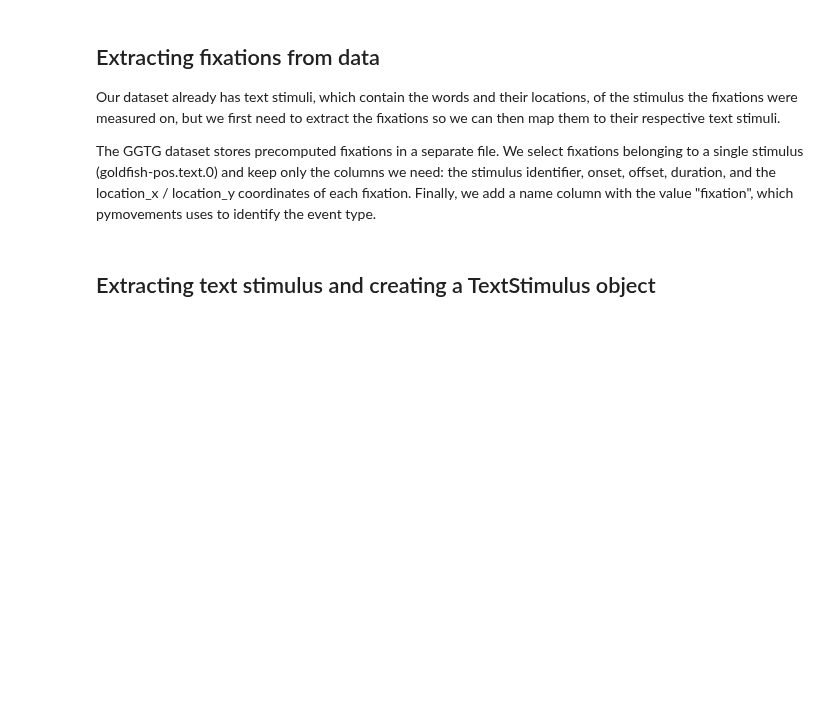
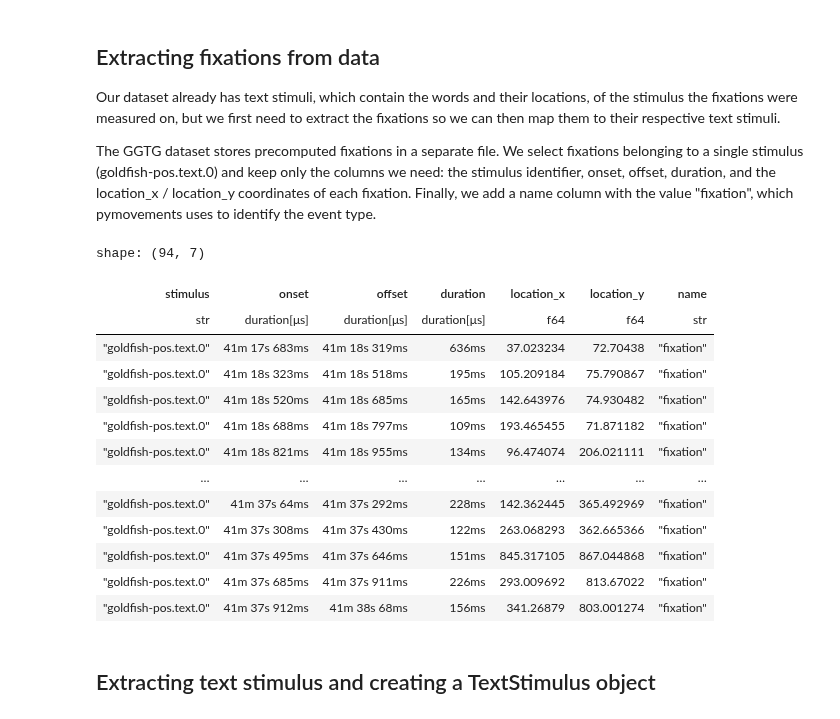
Before and after one commit to pymovements/pymovements, a Jupyter notebook: docs/source/tutorials/fixation-drift-correction.ipynb, the cells around one changed output. Cells and saved outputs as stored; diff of their text form; code cells hidden in the pictures; blank space fills up the shorter version.

```diff
--- a/docs/source/tutorials/fixation-drift-correction.ipynb
+++ b/docs/source/tutorials/fixation-drift-correction.ipynb
@@ -43,25 +64,42 @@ The GGTG dataset stores precomputed fixations in a separate file. We select fixa
 # %%
 stimulus_name = "goldfish-pos.text.0"
 
 fixation_path = (
     dataset.paths.precomputed_events
     / dataset.fileinfo["precomputed_events"]["filepath"][0]
 )
 
 fixations = (
     pl.read_csv(fixation_path)
     .filter(pl.col("stimulus") == stimulus_name)
     .select(
         "stimulus",
         "onset",
         "offset",
         "duration",
         "location_x",
         "location_y",
     )
     .with_columns(pl.lit("fixation").alias("name"))
 )
 events_raw = pymovements.Events(fixations)
+
+events_raw.frame
+# %% [output]
+shape: (94, 7)
+| stimulus | onset | offset | duration | location_x | location_y | name |
+| str | duration[μs] | duration[μs] | duration[μs] | f64 | f64 | str |
+| "goldfish-pos.text.0" | 41m 17s 683ms | 41m 18s 319ms | 636ms | 37.023234 | 72.70438 | "fixation" |
+| "goldfish-pos.text.0" | 41m 18s 323ms | 41m 18s 518ms | 195ms | 105.209184 | 75.790867 | "fixation" |
+| "goldfish-pos.text.0" | 41m 18s 520ms | 41m 18s 685ms | 165ms | 142.643976 | 74.930482 | "fixation" |
+| "goldfish-pos.text.0" | 41m 18s 688ms | 41m 18s 797ms | 109ms | 193.465455 | 71.871182 | "fixation" |
+| "goldfish-pos.text.0" | 41m 18s 821ms | 41m 18s 955ms | 134ms | 96.474074 | 206.021111 | "fixation" |
+| … | … | … | … | … | … | … |
+| "goldfish-pos.text.0" | 41m 37s 64ms | 41m 37s 292ms | 228ms | 142.362445 | 365.492969 | "fixation" |
+| "goldfish-pos.text.0" | 41m 37s 308ms | 41m 37s 430ms | 122ms | 263.068293 | 362.665366 | "fixation" |
+| "goldfish-pos.text.0" | 41m 37s 495ms | 41m 37s 646ms | 151ms | 845.317105 | 867.044868 | "fixation" |
+| "goldfish-pos.text.0" | 41m 37s 685ms | 41m 37s 911ms | 226ms | 293.009692 | 813.67022 | "fixation" |
+| "goldfish-pos.text.0" | 41m 37s 912ms | 41m 38s 68ms | 156ms | 341.26879 | 803.001274 | "fixation" |
 # %% [markdown]
 ## Extracting text stimulus and creating a TextStimulus object
 # %% [markdown]
```
Also changed, not shown: parts of 25 cells of this notebook.
